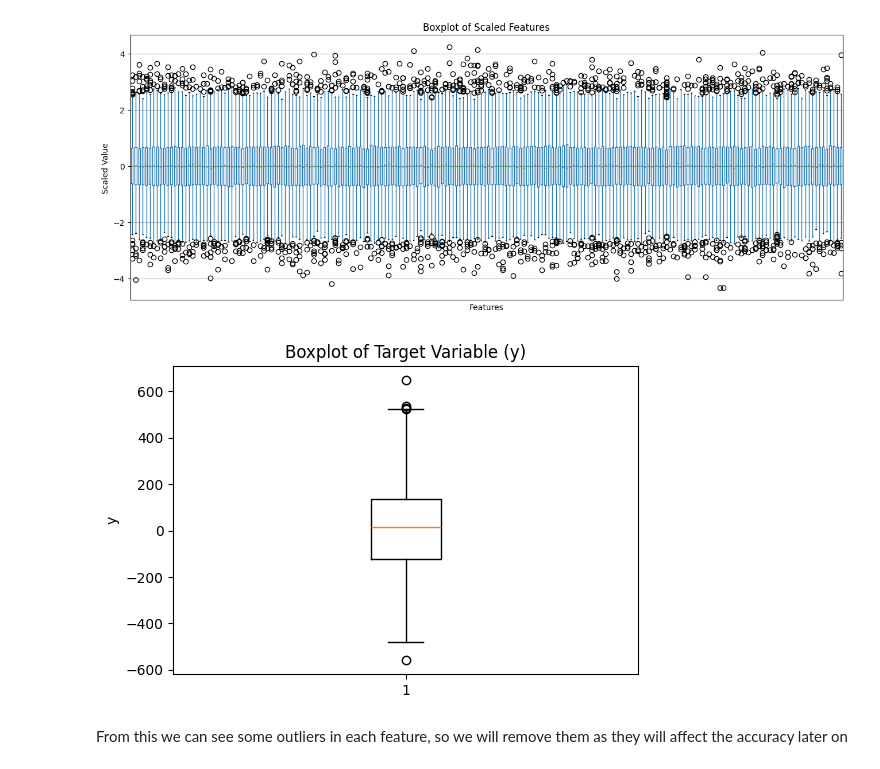
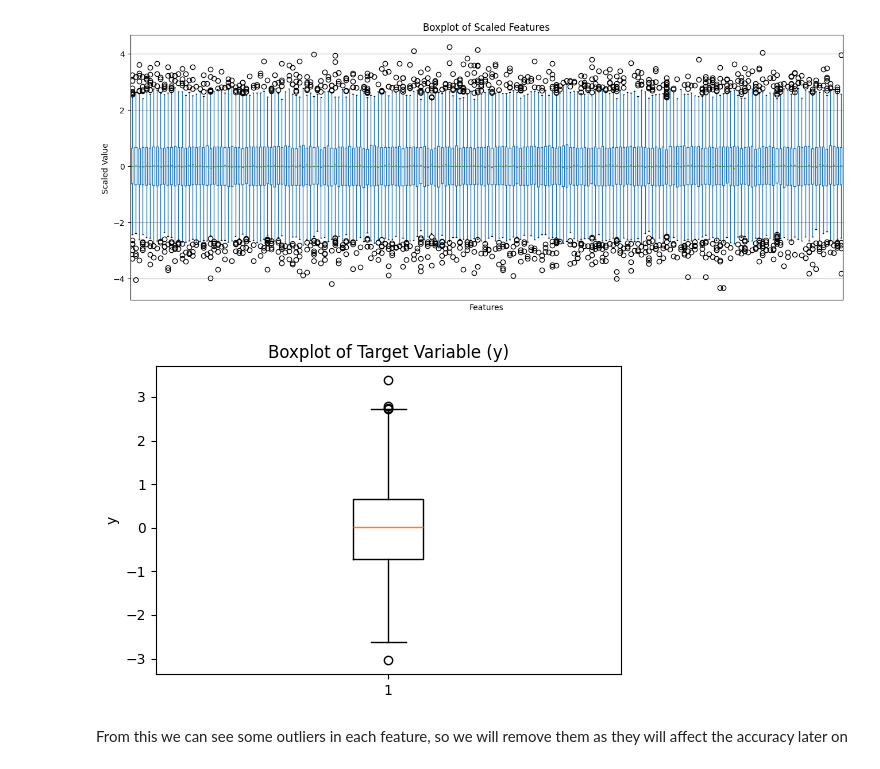
Before and after one commit to Arnold-18-CS/ML-Classwork, a Jupyter notebook: Labs/A-149900.ipynb, the cells around one changed output. Cells and saved outputs as stored; diff of their text form; code cells hidden in the pictures.

```diff
--- a/Labs/A-149900.ipynb
+++ b/Labs/A-149900.ipynb
@@ -212,3 +217,6 @@ X_scaled_df
 | 787 | -1.520912 | -1.007100 | 0.281744 | 0.528326 | -0.078270 | -1.066843 | -0.816406 | 0.401882 | 0.167509 | -0.234373 | ... | ... |
 | 788 | 1.873724 | -0.366749 | 0.085716 | 0.233263 | -1.711594 | -1.810949 | 0.937193 | 0.268357 | -0.578419 | 0.799240 | ... | ... |
 789 rows × 200 columns
+# %%
+y_scaled = scaler.fit_transform(y.values.reshape(-1, 1)).flatten()
+y_scaled
@@ -226,12 +269,12 @@ plt.show()
 [figure]
 # %%
 plt.figure(figsize=(6, 4))
-plt.boxplot(y)
+plt.boxplot(y_scaled)
 plt.title('Boxplot of Target Variable (y)')
 plt.ylabel('y')
 plt.show()
 # %% [output]
-[figure, old version]
+[figure, new version]
 # %% [markdown]
 From this we can see some outliers in each feature, so we will remove them as they will affect the accuracy later on
 # %%
```
Also changed, not shown: parts of 19 cells of this notebook.
